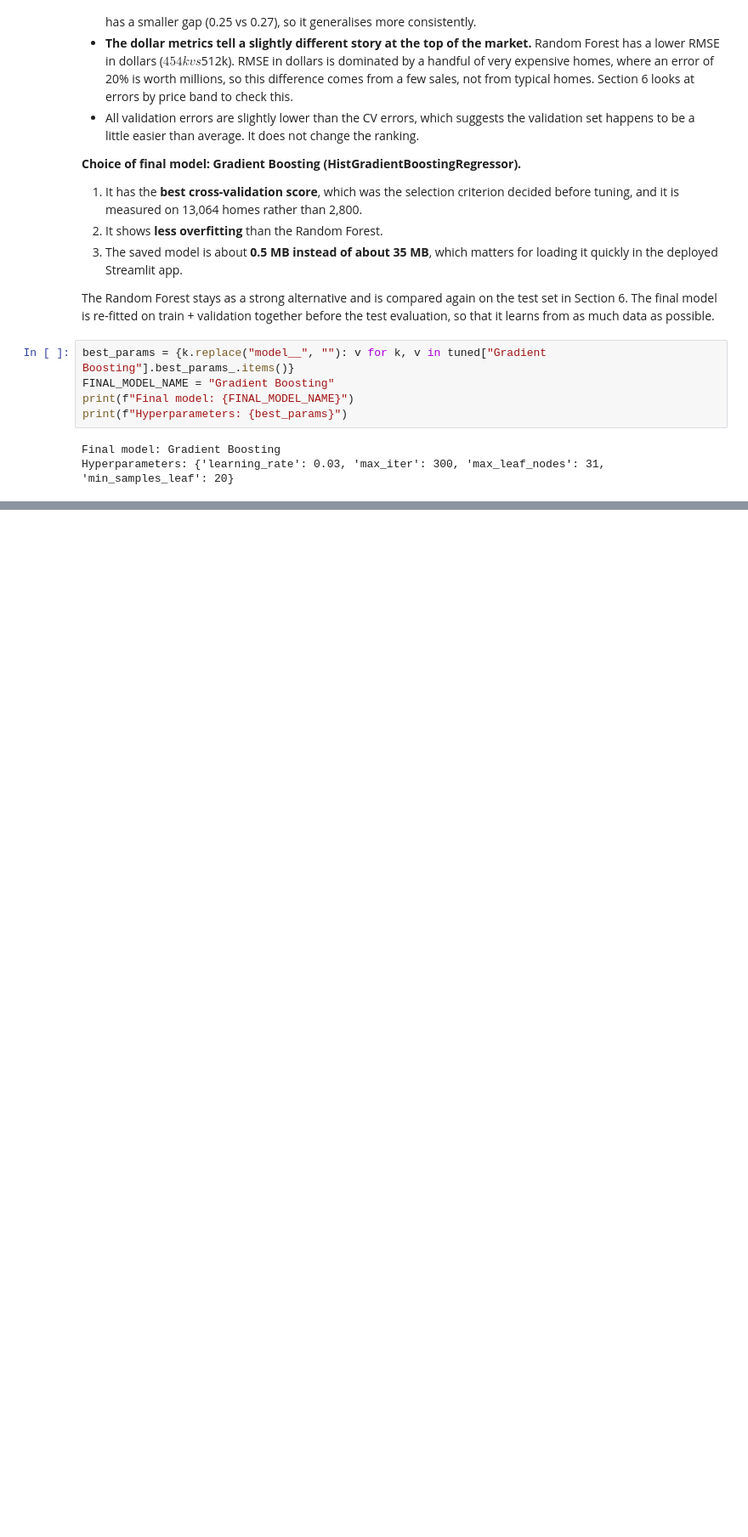
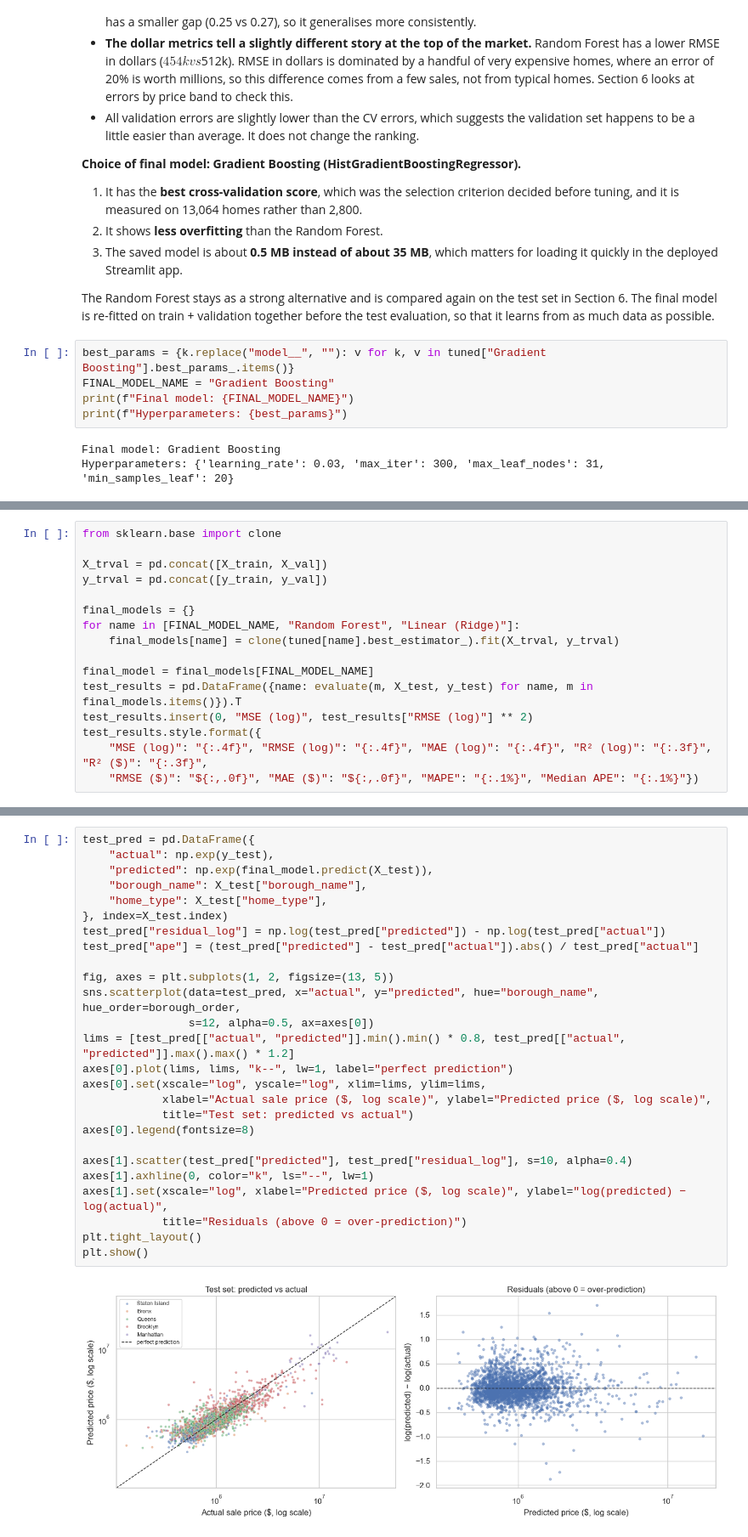
Before and after one commit to nodirbeksolijonov/MLDA-CW1-NYC-Property-Sales, a Jupyter notebook: notebooks/MLDA_CW1_NYC_Property_Sales.ipynb, the cells around one changed output, grey strips where cells are left out. Shown at 85% size. Saved outputs shown, nothing was run; the diff lists cells and outputs as text; blank space fills up the shorter version.

```diff
--- a/notebooks/MLDA_CW1_NYC_Property_Sales.ipynb
+++ b/notebooks/MLDA_CW1_NYC_Property_Sales.ipynb
@@ -1721,0 +1726,16 @@ Hyperparameters: {'learning_rate': 0.03, 'max_iter': 300, 'max_leaf_nodes': 31,
+# %%
+from sklearn.base import clone
+
+X_trval = pd.concat([X_train, X_val])
+y_trval = pd.concat([y_train, y_val])
+
+final_models = {}
+for name in [FINAL_MODEL_NAME, "Random Forest", "Linear (Ridge)"]:
+    final_models[name] = clone(tuned[name].best_estimator_).fit(X_trval, y_trval)
+
+final_model = final_models[FINAL_MODEL_NAME]
+test_results = pd.DataFrame({name: evaluate(m, X_test, y_test) for name, m in final_models.items()}).T
+test_results.insert(0, "MSE (log)", test_results["RMSE (log)"] ** 2)
+test_results.style.format({
+    "MSE (log)": "{:.4f}", "RMSE (log)": "{:.4f}", "MAE (log)": "{:.4f}", "R² (log)": "{:.3f}", "R² ($)": "{:.3f}",
+    "RMSE ($)": "${:,.0f}", "MAE ($)": "${:,.0f}", "MAPE": "{:.1%}", "Median APE": "{:.1%}"})
@@ -1721,0 +1774,28 @@ Hyperparameters: {'learning_rate': 0.03, 'max_iter': 300, 'max_leaf_nodes': 31,
+# %%
+test_pred = pd.DataFrame({
+    "actual": np.exp(y_test),
+    "predicted": np.exp(final_model.predict(X_test)),
+    "borough_name": X_test["borough_name"],
+    "home_type": X_test["home_type"],
+}, index=X_test.index)
+test_pred["residual_log"] = np.log(test_pred["predicted"]) - np.log(test_pred["actual"])
+test_pred["ape"] = (test_pred["predicted"] - test_pred["actual"]).abs() / test_pred["actual"]
+
+fig, axes = plt.subplots(1, 2, figsize=(13, 5))
+sns.scatterplot(data=test_pred, x="actual", y="predicted", hue="borough_name", hue_order=borough_order,
+                s=12, alpha=0.5, ax=axes[0])
+lims = [test_pred[["actual", "predicted"]].min().min() * 0.8, test_pred[["actual", "predicted"]].max().max() * 1.2]
+axes[0].plot(lims, lims, "k--", lw=1, label="perfect prediction")
+axes[0].set(xscale="log", yscale="log", xlim=lims, ylim=lims,
+            xlabel="Actual sale price ($, log scale)", ylabel="Predicted price ($, log scale)",
+            title="Test set: predicted vs actual")
+axes[0].legend(fontsize=8)
+
+axes[1].scatter(test_pred["predicted"], test_pred["residual_log"], s=10, alpha=0.4)
+axes[1].axhline(0, color="k", ls="--", lw=1)
+axes[1].set(xscale="log", xlabel="Predicted price ($, log scale)", ylabel="log(predicted) − log(actual)",
+            title="Residuals (above 0 = over-prediction)")
+plt.tight_layout()
+plt.show()
+# %% [output]
+[figure, added]
```
Also changed, not shown: parts of 22 cells of this notebook.
